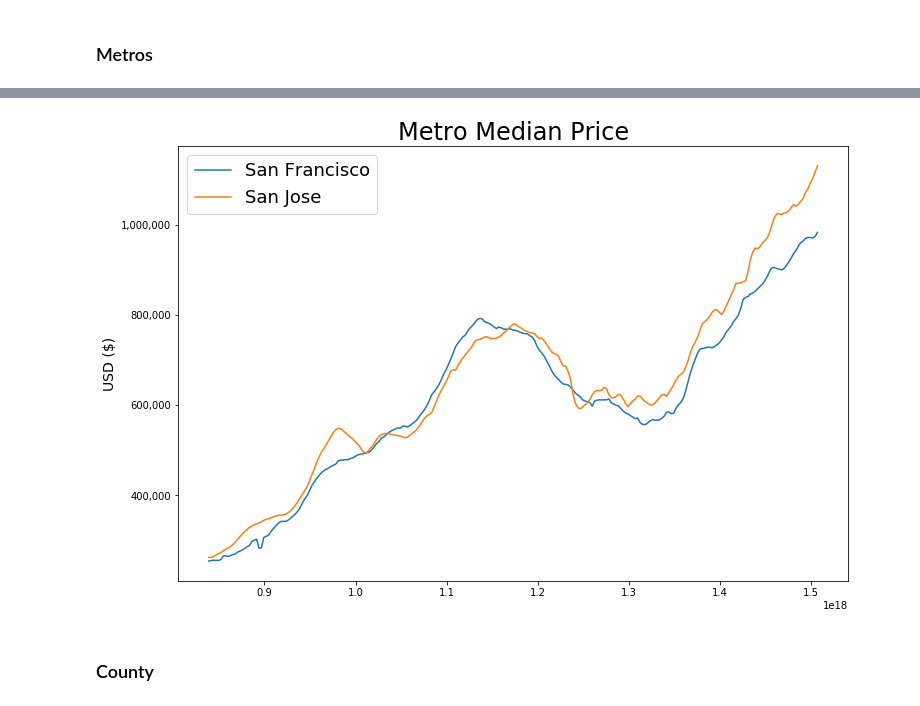
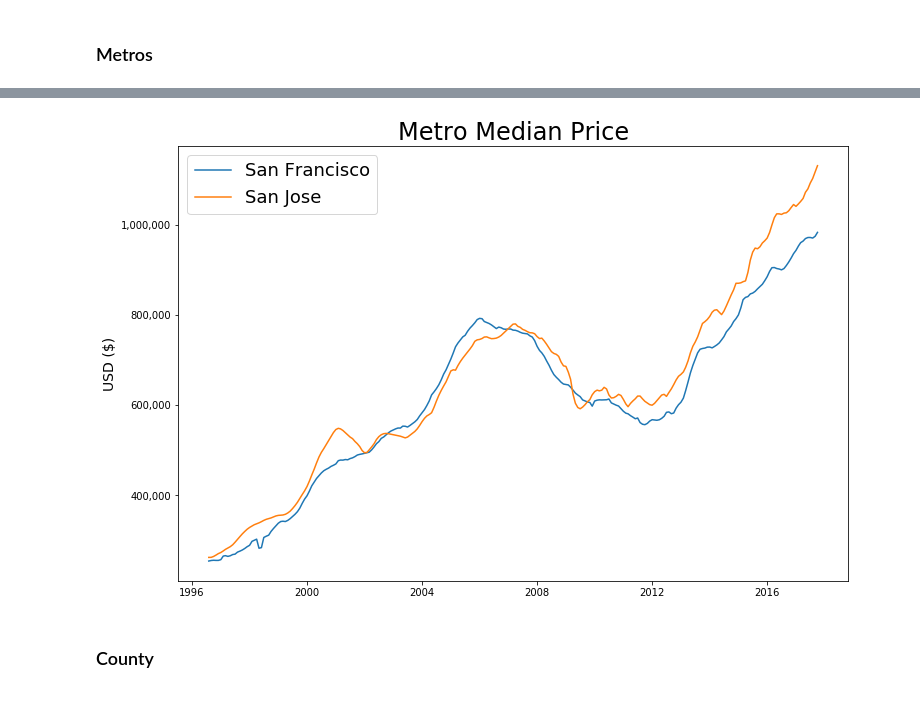
Before and after one commit to sharonsu94/real-estate-analysis, a Jupyter notebook: working.ipynb, the cells around one changed output, grey strips where cells are left out. Cells and saved outputs as stored; diff of their text form; code cells hidden in the pictures.

```diff
--- a/working.ipynb
+++ b/working.ipynb
@@ -43,16 +32,16 @@ DatetimeIndex(['1996-08-01', '1996-09-01', '1996-10-01', '1996-11-01',
 # %%
 plt.figure()
 ax = plt.subplot(111)
 ax.plot(
-    df2.columns, df2.loc['San Francisco', :].values,
-    df2.columns, df2.loc['San Jose', :].values)
+    df2.columns.to_pydatetime(), df2.loc['San Francisco', :].values,
+    df2.columns.to_pydatetime(), df2.loc['San Jose', :].values)
 ax.legend(metros, prop={'size': 18})
 ax.set_ylabel('USD ($)', fontsize=14)
 ax.get_yaxis().set_major_formatter(
     matplotlib.ticker.FuncFormatter(lambda x, p: format(int(x), ',')))
 ax.set_title('Metro Median Price', fontsize=24)
 plt.show()
 # %% [output]
-[figure, old version]
+[figure, new version]
 # %% [markdown]
 ### County
```
Also changed, not shown: parts of 5 cells of this notebook.
